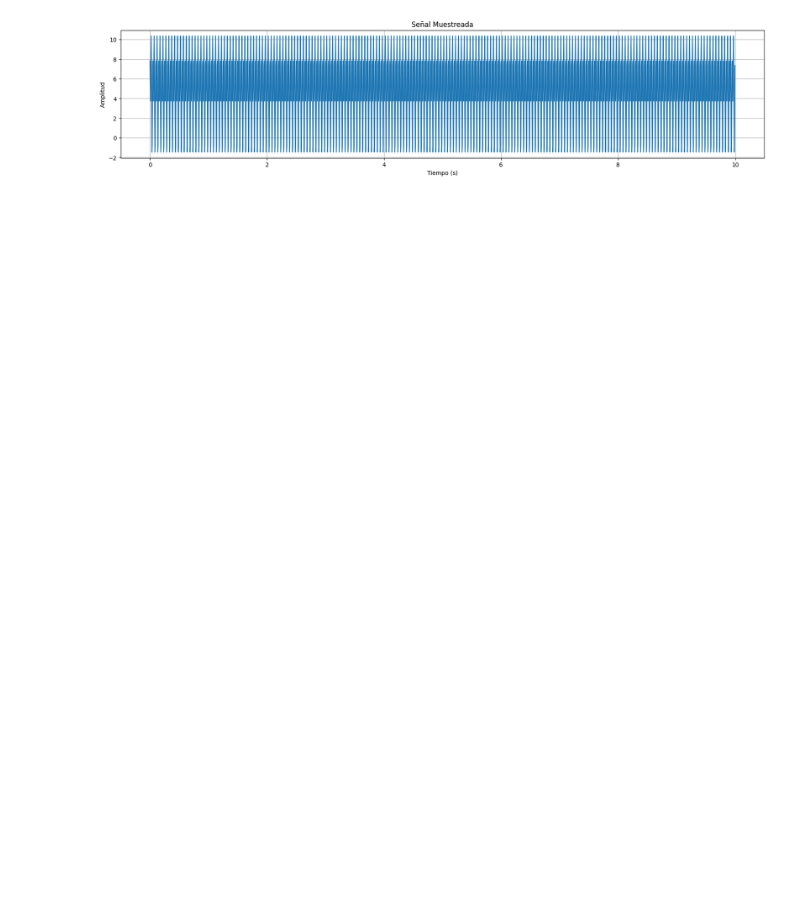
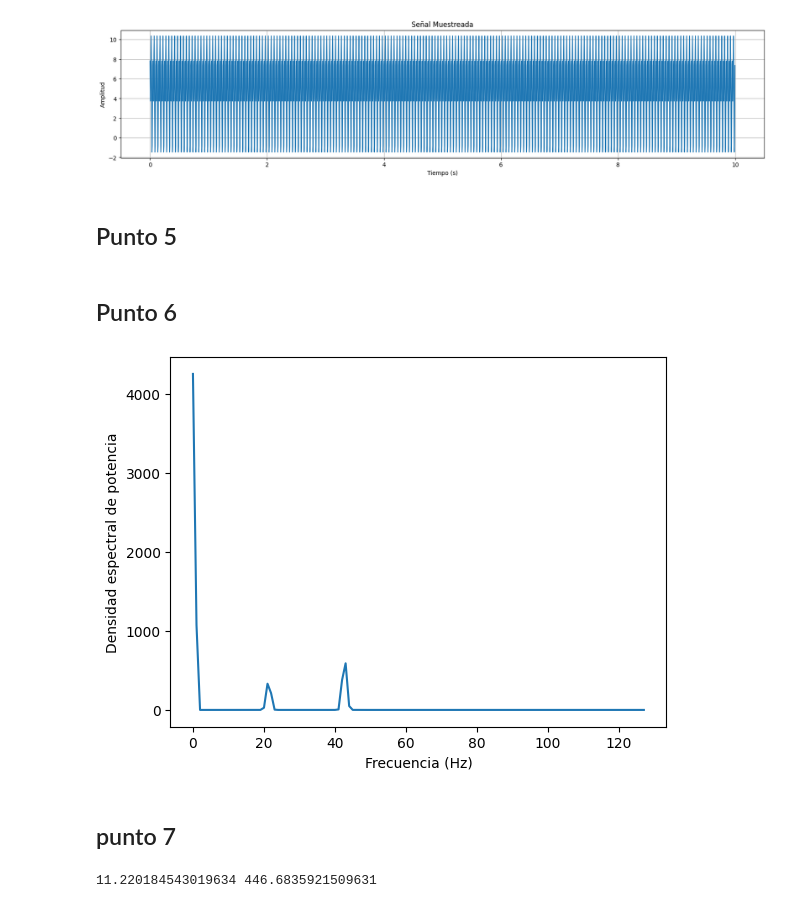
Before and after one commit to DanielFTC99/BIOSIGNALS, a Jupyter notebook: Parcial_Final.ipynb, the cells around one changed output. Cells and saved outputs as stored; diff of their text form; code cells hidden in the pictures; blank space fills up the shorter version.

```diff
--- a/Parcial_Final.ipynb
+++ b/Parcial_Final.ipynb
@@ -33,3 +35,71 @@ plt.grid(True)
 plt.show()
 # %% [output]
 [figure]
+# %% [markdown]
+## Punto 5
+# %%
+def welch_periodogram(x, M, S, window='hamming'):
+
+
+  N = len(x)  # Longitud de la señal
+  K = int(np.floor((N - M) / S) + 1)  # Número de segmentos
+  w = np.hanning(M) if window == 'hamming' else np.ones(M)  # Ventana
+  W = np.sum(w**2)  # Normalización de la ventana
+
+  Pxx = np.zeros(int(M/2))
+  for k in range(K):
+    xk = x[k*S:k*S+M] * w
+    Xk = np.fft.fft(xk)
+    Pk = np.abs(Xk[:int(M/2)])**2 / W  # **C) Periodograma modificado**
+    Pxx += Pk
+
+  Pxx /= K  # **D) Promediar los periodogramas**
+  f = np.fft.fftfreq(M, 1/M)[:int(M/2)]
+
+  return f, Pxx
+# %% [markdown]
+## Punto 6
+# %%
+
+# Calcular el periodograma de Welch
+f, Pxx = welch_periodogram(x, 40, 15)
+
+# Graficar el espectro
+plt.plot(f, Pxx)
+plt.xlabel('Frecuencia (Hz)')
+plt.ylabel('Densidad espectral de potencia')
+plt.show()
+# %% [output]
+[figure, added]
+# %% [markdown]
+## punto 7
+# %%
+from scipy import signal
+
+fs = 100  # Frecuencia de muestreo
+fc1  = 5    #corte pasa altas
+fc2 = 50    #corte pasabajas
+numtaps = orden = 30+1
+
+nyquist = fs*2 # frecuencia de nyquist
+wn_lp = 50/nyquist #frecuencia de corte normalizada respecto nyquist para pasa bajas
+wn_hp = 5/nyquist #frecuencia de corte normalizada respecto nyquist para pasa altas
+
+
+# REQUIERO QUE ATENUE 10 VECES, entonces:
+AtendB = -21 # para regtangular
+Rln =1/( 10**(AtendB/ 20))
+
+AtendB = -53 # para Hamming
+Rln2 =1/( 10**(AtendB/ 20))
+
+
+# Pasa altas, rectangular
+b_hp_rect = signal.firwin(numtaps, wn_hp, pass_zero=False)
+
+# Pasa bajas, Hamming
+b_lp_hamming = signal.firwin(numtaps, wn_lp, window='hamming')
+
+print(Rln, Rln2)
+# %% [output]
+11.220184543019634 446.6835921509631
```
Also changed, not shown: parts of 3 cells of this notebook.
